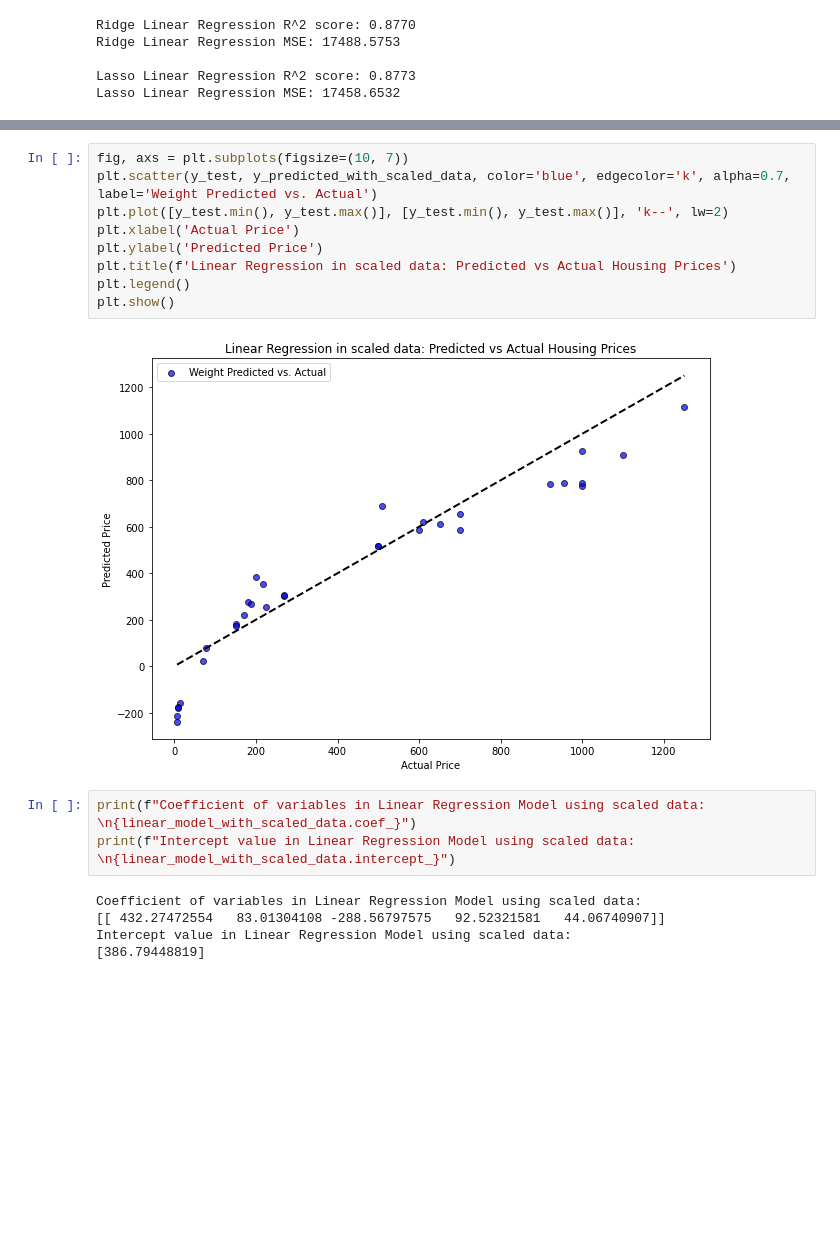
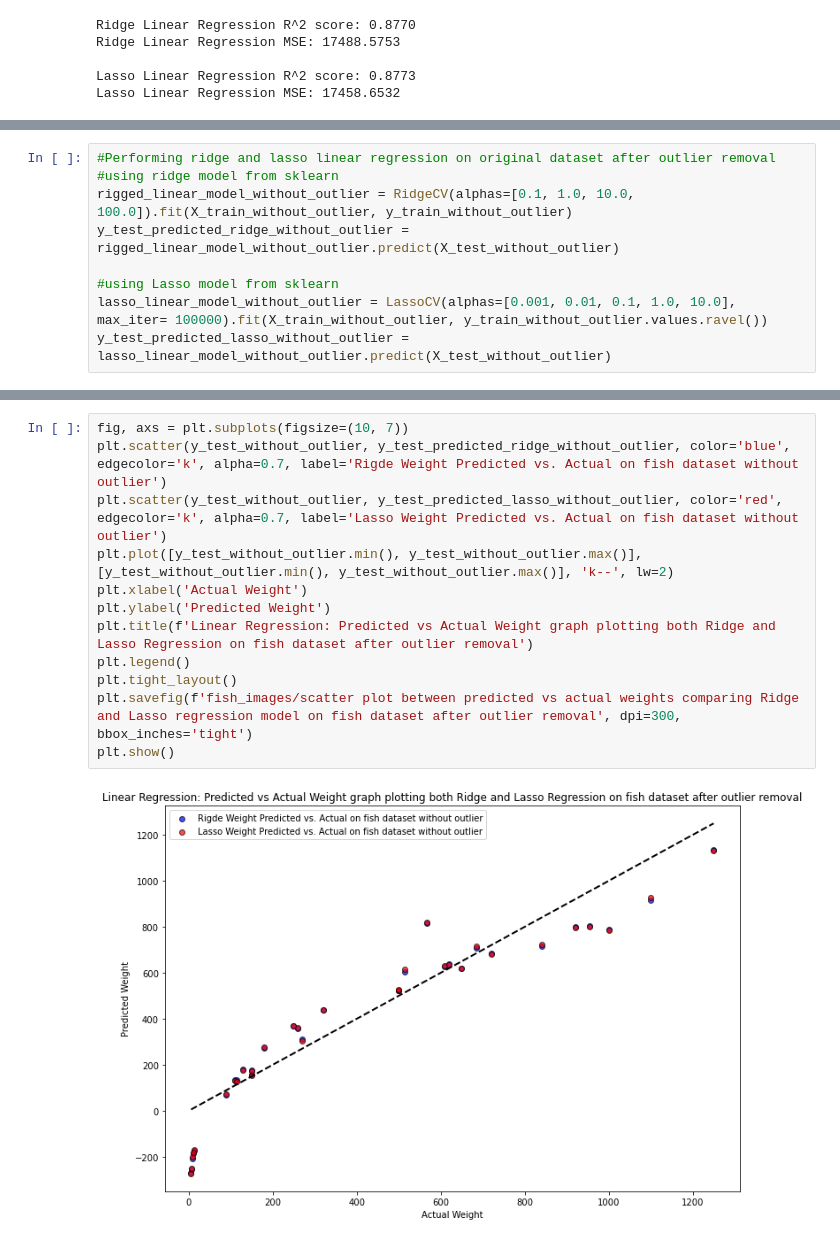
Before and after one commit to buddhathapa12/machine-learning, a Jupyter notebook: linearRegression_Assignment1/E923Q669_CS770_Asignment1_Q2.ipynb, the cells around one changed output, grey strips where cells are left out. Drawn from its saved outputs; the diff is of its cells as text; blank space fills up the shorter version.

Commit message:
Worked on analysis of final output from all models

```diff
--- a/linearRegression_Assignment1/E923Q669_CS770_Asignment1_Q2.ipynb
+++ b/linearRegression_Assignment1/E923Q669_CS770_Asignment1_Q2.ipynb
@@ -643,0 +641,9 @@ y_predicted_with_scaled_data = linear_model_with_scaled_data.predict(X_test_scal
+# %%
+#Performing ridge and lasso linear regression on original dataset after outlier removal
+#using ridge model from sklearn
+rigged_linear_model_without_outlier = RidgeCV(alphas=[0.1, 1.0, 10.0, 100.0]).fit(X_train_without_outlier, y_train_without_outlier)
+y_test_predicted_ridge_without_outlier = rigged_linear_model_without_outlier.predict(X_test_without_outlier)
+
+#using Lasso model from sklearn
+lasso_linear_model_without_outlier = LassoCV(alphas=[0.001, 0.01, 0.1, 1.0, 10.0], max_iter= 100000).fit(X_train_without_outlier, y_train_without_outlier.values.ravel())
+y_test_predicted_lasso_without_outlier = lasso_linear_model_without_outlier.predict(X_test_without_outlier)
@@ -644,19 +690,14 @@ y_predicted_with_scaled_data = linear_model_with_scaled_data.predict(X_test_scal
 # %%
 fig, axs = plt.subplots(figsize=(10, 7))
-plt.scatter(y_test, y_predicted_with_scaled_data, color='blue', edgecolor='k', alpha=0.7, label='Weight Predicted vs. Actual')
-plt.plot([y_test.min(), y_test.max()], [y_test.min(), y_test.max()], 'k--', lw=2)
-plt.xlabel('Actual Price')
-plt.ylabel('Predicted Price')
-plt.title(f'Linear Regression in scaled data: Predicted vs Actual Housing Prices')
+plt.scatter(y_test_without_outlier, y_test_predicted_ridge_without_outlier, color='blue', edgecolor='k', alpha=0.7, label='Rigde Weight Predicted vs. Actual on fish dataset without outlier')
+plt.scatter(y_test_without_outlier, y_test_predicted_lasso_without_outlier, color='red', edgecolor='k', alpha=0.7, label='Lasso Weight Predicted vs. Actual on fish dataset without outlier')
+plt.plot([y_test_without_outlier.min(), y_test_without_outlier.max()], [y_test_without_outlier.min(), y_test_without_outlier.max()], 'k--', lw=2)
+plt.xlabel('Actual Weight')
+plt.ylabel('Predicted Weight')
+plt.title(f'Linear Regression: Predicted vs Actual Weight graph plotting both Ridge and Lasso Regression on fish dataset after outlier removal')
 plt.legend()
+plt.tight_layout()
+plt.savefig(f'fish_images/scatter plot between predicted vs actual weights comparing Ridge and Lasso regression model on fish dataset after outlier removal', dpi=300, bbox_inches='tight')
 plt.show()
 # %% [output]
-[figure, old version]
+[figure, new version]
-# %%
-print(f"Coefficient of variables in Linear Regression Model using scaled data: \n{linear_model_with_scaled_data.coef_}")
-print(f"Intercept value in Linear Regression Model using scaled data: \n{linear_model_with_scaled_data.intercept_}")
-# %% [output]
-Coefficient of variables in Linear Regression Model using scaled data:
-[[ 432.27472554   83.01304108 -288.56797575   92.52321581   44.06740907]]
-Intercept value in Linear Regression Model using scaled data:
-[386.79448819]
```
Also changed, not shown: parts of 18 cells of this notebook.
